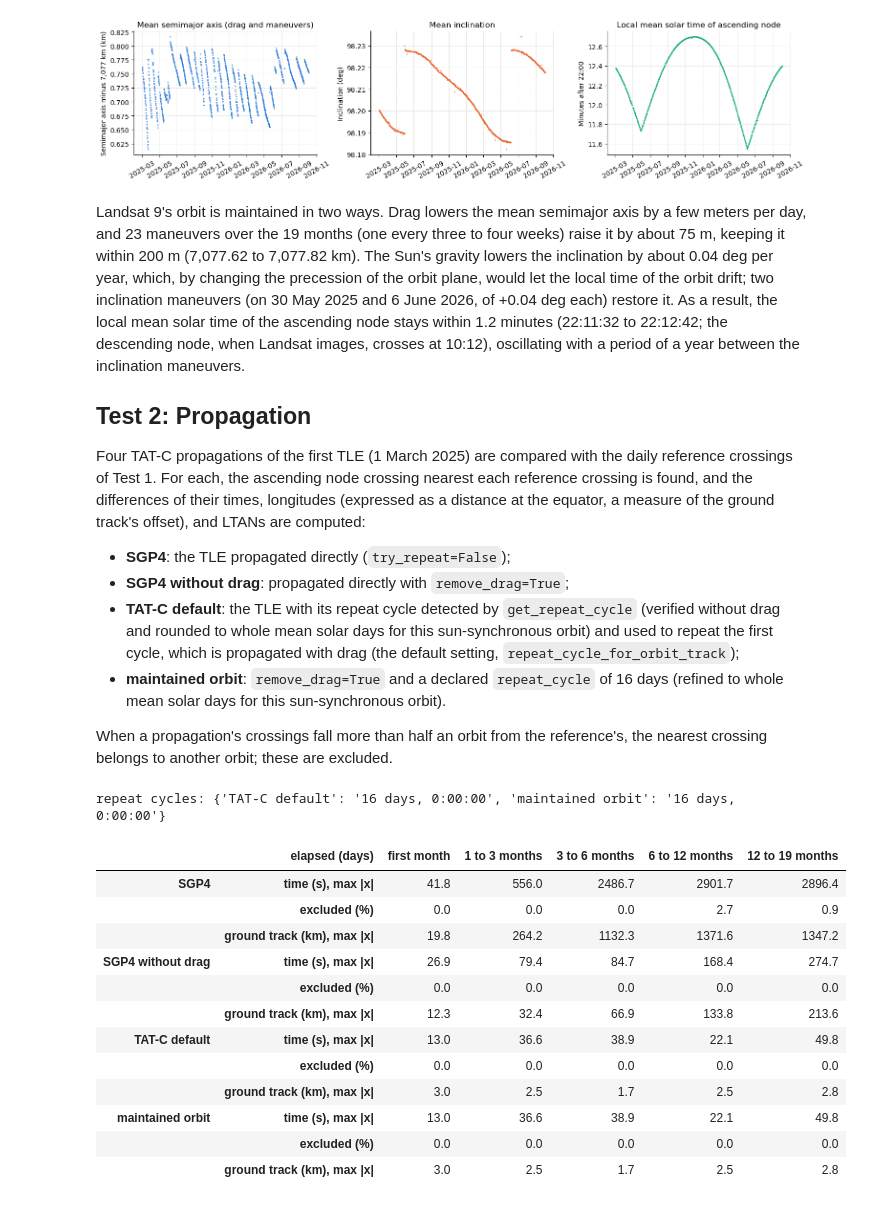
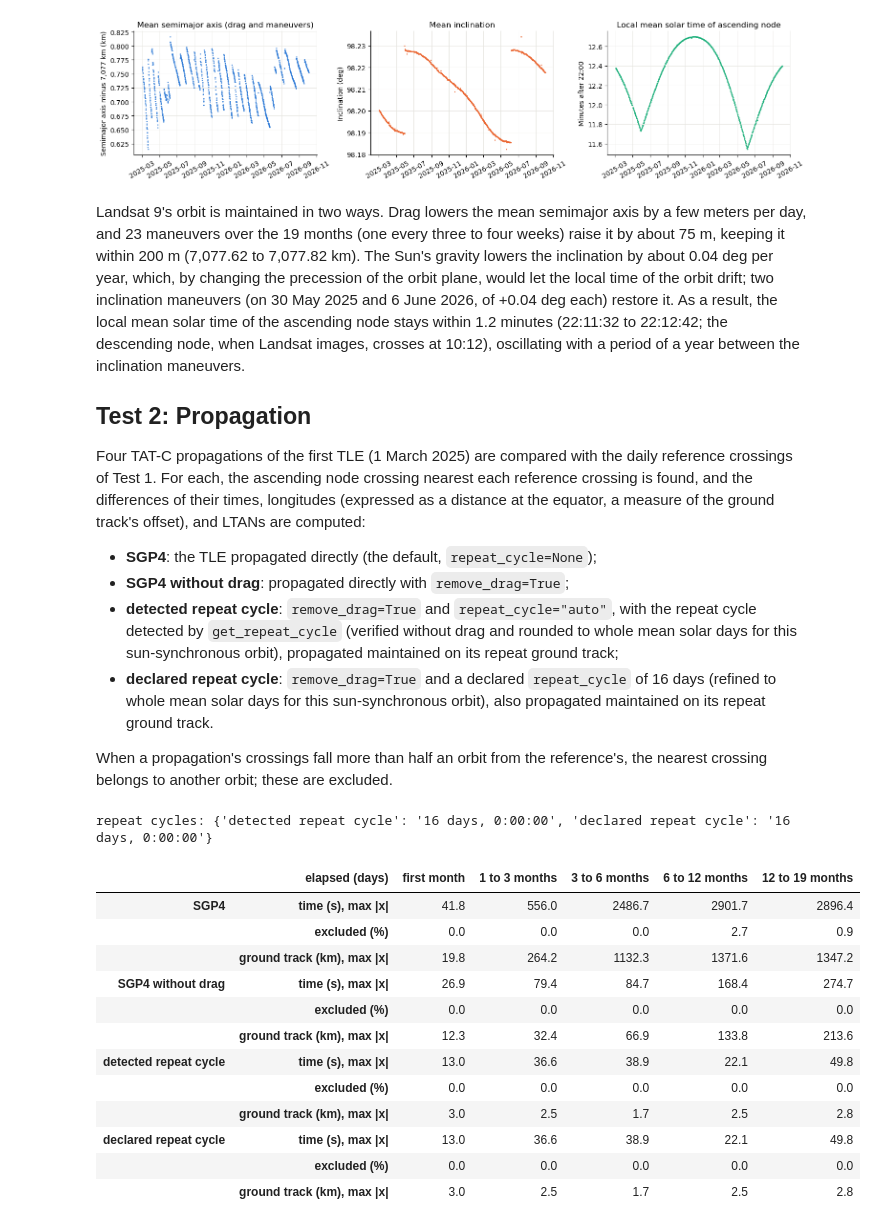
Before and after one commit to code-lab-org/tatc, a Jupyter notebook: docs/validation/ValidateMaintainedOrbitLandsat9.ipynb, the cells around one changed output. Cells and saved outputs as stored; diff of their text form; code cells hidden in the pictures.

```diff
--- a/docs/validation/ValidateMaintainedOrbitLandsat9.ipynb
+++ b/docs/validation/ValidateMaintainedOrbitLandsat9.ipynb
@@ -65,10 +65,10 @@ dtype: object
 
 Each TLE's mean semimajor axis and inclination show the orbit's evolution: drag lowers the semimajor axis gradually and maneuvers raise it in steps, and the Sun's gravity changes the inclination, which inclination maneuvers restore. Maneuvers are detected as increases of the daily median semimajor axis by more than 30 m and changes of the daily median inclination by more than 0.01 deg. The local mean solar time of the ascending node (LTAN) is computed from each TLE's ascending node crossing, the first after its epoch (propagated by SGP4).
 # %%
-def ascending_node(orbit, time, try_repeat=False):
+def ascending_node(orbit, time):
     """Time and longitude (deg) of an orbit's ascending node crossing nearest a time."""
     times = [time + timedelta(seconds=float(s)) for s in np.arange(-3000, 3000, 10)]
-    position = orbit.get_geographic_position(times, try_repeat=try_repeat)
+    position = orbit.get_geographic_position(times)
     latitude, longitude = position.latitude.degrees, position.longitude.degrees
     k = np.nonzero((latitude[:-1] < 0) & (latitude[1:] >= 0))[0]
     k = k[np.argmin(np.abs(k - len(times) // 2))]
@@ -136,52 +136,56 @@ Landsat 9's orbit is maintained in two ways. Drag lowers the mean semimajor axis
 
 Four TAT-C propagations of the first TLE (1 March 2025) are compared with the daily reference crossings of Test 1. For each, the ascending node crossing nearest each reference crossing is found, and the differences of their times, longitudes (expressed as a distance at the equator, a measure of the ground track's offset), and LTANs are computed:
 
-* **SGP4**: the TLE propagated directly (`try_repeat=False`);
+* **SGP4**: the TLE propagated directly (the default, `repeat_cycle=None`);
 * **SGP4 without drag**: propagated directly with `remove_drag=True`;
-* **TAT-C default**: the TLE with its repeat cycle detected by `get_repeat_cycle` (verified without drag and rounded to whole mean solar days for this sun-synchronous orbit) and used to repeat the first cycle, which is propagated with drag (the default setting, `repeat_cycle_for_orbit_track`);
-* **maintained orbit**: `remove_drag=True` and a declared `repeat_cycle` of 16 days (refined to whole mean solar days for this sun-synchronous orbit).
+* **detected repeat cycle**: `remove_drag=True` and `repeat_cycle="auto"`, with the repeat cycle detected by `get_repeat_cycle` (verified without drag and rounded to whole mean solar days for this sun-synchronous orbit), propagated maintained on its repeat ground track;
+* **declared repeat cycle**: `remove_drag=True` and a declared `repeat_cycle` of 16 days (refined to whole mean solar days for this sun-synchronous orbit), also propagated maintained on its repeat ground track.
 
 When a propagation's crossings fall more than half an orbit from the reference's, the nearest crossing belongs to another orbit; these are excluded.
 # %%
+import warnings
+
+# the SGP4 models propagate the first TLE directly, with drag, for 19 months on purpose
+warnings.filterwarnings("ignore", message="Propagating general perturbations elements with drag")
 models = {
-    "SGP4": (GeneralPerturbationsOrbit.from_tle(first), False),
-    "SGP4 without drag": (GeneralPerturbationsOrbit.from_tle(first, remove_drag=True), False),
-    "TAT-C default": (GeneralPerturbationsOrbit.from_tle(first), True),
-    "maintained orbit": (GeneralPerturbationsOrbit.from_tle(first, remove_drag=True, repeat_cycle=timedelta(days=16)), True),
+    "SGP4": GeneralPerturbationsOrbit.from_tle(first),
+    "SGP4 without drag": GeneralPerturbationsOrbit.from_tle(first, remove_drag=True),
+    "detected repeat cycle": GeneralPerturbationsOrbit.from_tle(first, remove_drag=True, repeat_cycle="auto"),
+    "declared repeat cycle": GeneralPerturbationsOrbit.from_tle(first, remove_drag=True, repeat_cycle=timedelta(days=16)),
 }
 period = orbits[0].get_orbit_period().total_seconds()
-for name, (orbit, try_repeat) in models.items():
+for name, orbit in models.items():
     offsets = []
     for reference_time, reference_longitude, reference_ltan in zip(nodes.time, nodes.longitude, nodes["LTAN (h)"]):
-        time, longitude = ascending_node(orbit, reference_time, try_repeat)
+        time, longitude = ascending_node(orbit, reference_time)
         offsets.append(((time - reference_time).total_seconds(), ((longitude - reference_longitude + 180) % 360 - 180) * 111.32, (ltan(time, longitude) - reference_ltan) * 60))
     offsets = np.array(offsets)
     valid = np.abs(offsets[:, 0]) < period / 2 - 60
     nodes[f"{name}: time (s)"] = np.where(valid, offsets[:, 0], np.nan)
     nodes[f"{name}: ground track (km)"] = np.where(valid, offsets[:, 1], np.nan)
     nodes[f"{name}: LTAN (min)"] = np.where(valid, offsets[:, 2], np.nan)
-print("repeat cycles:", {name: str(orbit.get_repeat_cycle()) for name, (orbit, try_repeat) in models.items() if try_repeat})
+print("repeat cycles:", {name: str(orbit.get_repeat_cycle()) for name, orbit in models.items() if orbit.repeat_cycle is not None})
 bins = pd.cut(nodes["elapsed (days)"], [0, 30, 91, 182, 365, 600], labels=["first month", "1 to 3 months", "3 to 6 months", "6 to 12 months", "12 to 19 months"])
 table2 = {}
 for name in models:
     for quantity in ["time (s)", "ground track (km)"]:
         column = nodes[f"{name}: {quantity}"]
         table2[(name, f"{quantity}, max |x|")] = column.abs().groupby(bins, observed=False).max()
         table2[(name, "excluded (%)")] = 100 * column.isna().groupby(bins, observed=False).mean()
 pd.DataFrame(table2).T.round(1)
 # %% [output]
-repeat cycles: {'TAT-C default': '16 days, 0:00:00', 'maintained orbit': '16 days, 0:00:00'}
+repeat cycles: {'detected repeat cycle': '16 days, 0:00:00', 'declared repeat cycle': '16 days, 0:00:00'}
 |  | elapsed (days) | first month | 1 to 3 months | 3 to 6 months | 6 to 12 months | 12 to 19 months |
 | SGP4 | time (s), max |x| | 41.8 | 556.0 | 2486.7 | 2901.7 | 2896.4 |
 |  | excluded (%) | 0.0 | 0.0 | 0.0 | 2.7 | 0.9 |
 |  | ground track (km), max |x| | 19.8 | 264.2 | 1132.3 | 1371.6 | 1347.2 |
 | SGP4 without drag | time (s), max |x| | 26.9 | 79.4 | 84.7 | 168.4 | 274.7 |
 |  | excluded (%) | 0.0 | 0.0 | 0.0 | 0.0 | 0.0 |
 |  | ground track (km), max |x| | 12.3 | 32.4 | 66.9 | 133.8 | 213.6 |
-| TAT-C default | time (s), max |x| | 13.0 | 36.6 | 38.9 | 22.1 | 49.8 |
+| detected repeat cycle | time (s), max |x| | 13.0 | 36.6 | 38.9 | 22.1 | 49.8 |
 |  | excluded (%) | 0.0 | 0.0 | 0.0 | 0.0 | 0.0 |
 |  | ground track (km), max |x| | 3.0 | 2.5 | 1.7 | 2.5 | 2.8 |
-| maintained orbit | time (s), max |x| | 13.0 | 36.6 | 38.9 | 22.1 | 49.8 |
+| declared repeat cycle | time (s), max |x| | 13.0 | 36.6 | 38.9 | 22.1 | 49.8 |
 |  | excluded (%) | 0.0 | 0.0 | 0.0 | 0.0 | 0.0 |
 |  | ground track (km), max |x| | 3.0 | 2.5 | 1.7 | 2.5 | 2.8 |
 # %%
```
Also changed, not shown: parts of 6 cells of this notebook, 13 other files.
